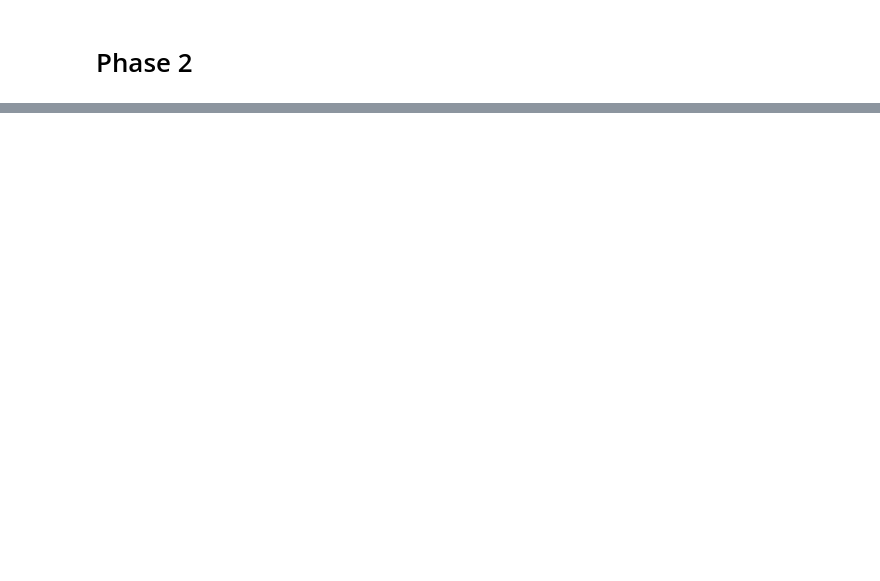
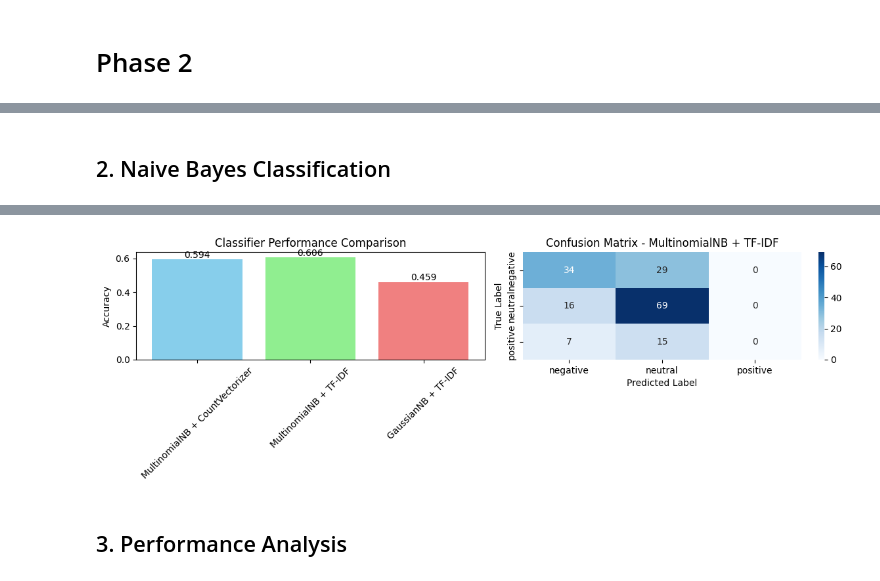
Before and after one commit to Megan123123/DM2025-Lab1-Exercise, a Jupyter notebook: DM2025-Lab1-Homework.ipynb, the cells around one changed output, grey strips where cells are left out. Saved outputs shown, nothing was run; the diff lists cells and outputs as text; code cells hidden in the pictures; blank space fills up the shorter version.

```diff
--- a/DM2025-Lab1-Homework.ipynb
+++ b/DM2025-Lab1-Homework.ipynb
@@ -576,0 +157,18 @@ You can submit your homework following these guidelines: [DM2025-Lab1-announceme
+# %%
+# 1. TF-IDF Vectorization
+print("\n1. Creating TF-IDF and CountVectorizer features...")
+
+# TF-IDF vectorizer
+tfidf_vectorizer = TfidfVectorizer(max_features=1000, min_df=2, max_df=0.8, stop_words='english')
+X_train_tfidf = tfidf_vectorizer.fit_transform(X_train)
+X_test_tfidf = tfidf_vectorizer.transform(X_test)
+
+# CountVectorizer for comparison
+count_vectorizer = CountVectorizer(max_features=1000, min_df=2, max_df=0.8, stop_words='english')
+X_train_count = count_vectorizer.fit_transform(X_train)
+X_test_count = count_vectorizer.transform(X_test)
+
+print(f"TF-IDF shape: {X_train_tfidf.shape}")
+print(f"CountVectorizer shape: {X_train_count.shape}")
+print(f"TF-IDF sparsity: {(1 - X_train_tfidf.nnz / (X_train_tfidf.shape[0] * X_train_tfidf.shape[1])) * 100:.1f}%")
+print(f"Count sparsity: {(1 - X_train_count.nnz / (X_train_count.shape[0] * X_train_count.shape[1])) * 100:.1f}%")
@@ -576,0 +181,57 @@ You can submit your homework following these guidelines: [DM2025-Lab1-announceme
+# %% [markdown]
+## 2. Naive Bayes Classification
+# %%
+# 2. Naive Bayes Classification
+print("\n2. Building Naive Bayes classifiers...")
+
+# Train classifiers
+nb_count = MultinomialNB()
+nb_count.fit(X_train_count, y_train)
+y_pred_count = nb_count.predict(X_test_count)
+
+nb_tfidf = MultinomialNB()
+nb_tfidf.fit(X_train_tfidf, y_train)
+y_pred_tfidf = nb_tfidf.predict(X_test_tfidf)
+
+nb_gaussian = GaussianNB()
+nb_gaussian.fit(X_train_tfidf.toarray(), y_train)
+y_pred_gaussian = nb_gaussian.predict(X_test_tfidf.toarray())
+
+# Evaluate performance
+print("\nClassifier Performance:")
+print(f"MultinomialNB + CountVectorizer: {accuracy_score(y_test, y_pred_count):.4f}")
+print(f"MultinomialNB + TF-IDF: {accuracy_score(y_test, y_pred_tfidf):.4f}")
+print(f"GaussianNB + TF-IDF: {accuracy_score(y_test, y_pred_gaussian):.4f}")
+
+# Best classifier
+accuracies = [accuracy_score(y_test, y_pred_count), accuracy_score(y_test, y_pred_tfidf), accuracy_score(y_test, y_pred_gaussian)]
+best_idx = np.argmax(accuracies)
+classifier_names = ['MultinomialNB + CountVectorizer', 'MultinomialNB + TF-IDF', 'GaussianNB + TF-IDF']
+print(f"\nBest classifier: {classifier_names[best_idx]} (Accuracy: {accuracies[best_idx]:.4f})")
+
+# Visualize performance
+plt.figure(figsize=(12, 4))
+
+# Accuracy comparison
+plt.subplot(1, 2, 1)
+plt.bar(classifier_names, accuracies, color=['skyblue', 'lightgreen', 'lightcoral'])
+plt.title('Classifier Performance Comparison')
+plt.ylabel('Accuracy')
+plt.xticks(rotation=45)
+for i, v in enumerate(accuracies):
+    plt.text(i, v + 0.01, f'{v:.3f}', ha='center')
+
+# Confusion matrix for best classifier
+plt.subplot(1, 2, 2)
+best_predictions = [y_pred_count, y_pred_tfidf, y_pred_gaussian][best_idx]
+cm = confusion_matrix(y_test, best_predictions)
+sns.heatmap(cm, annot=True, fmt='d', cmap='Blues',
+            xticklabels=['negative', 'neutral', 'positive'],
+            yticklabels=['negative', 'neutral', 'positive'])
+plt.title(f'Confusion Matrix - {classifier_names[best_idx]}')
+plt.ylabel('True Label')
+plt.xlabel('Predicted Label')
+
+plt.tight_layout()
+plt.show()
+# %% [output]
@@ -576,0 +246,3 @@ You can submit your homework following these guidelines: [DM2025-Lab1-announceme
+[figure, added]
+# %% [markdown]
+## 3. Performance Analysis
```
Also changed, not shown: parts of 23 cells of this notebook.
